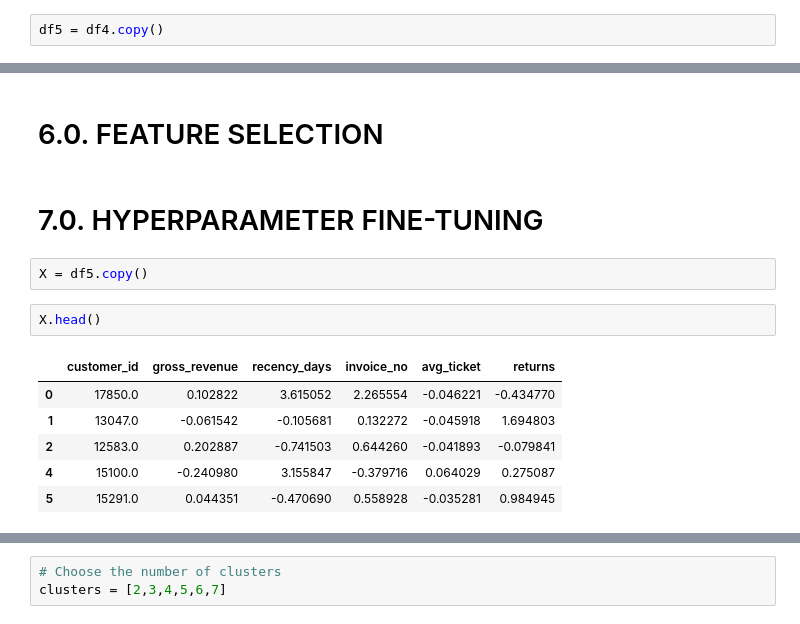
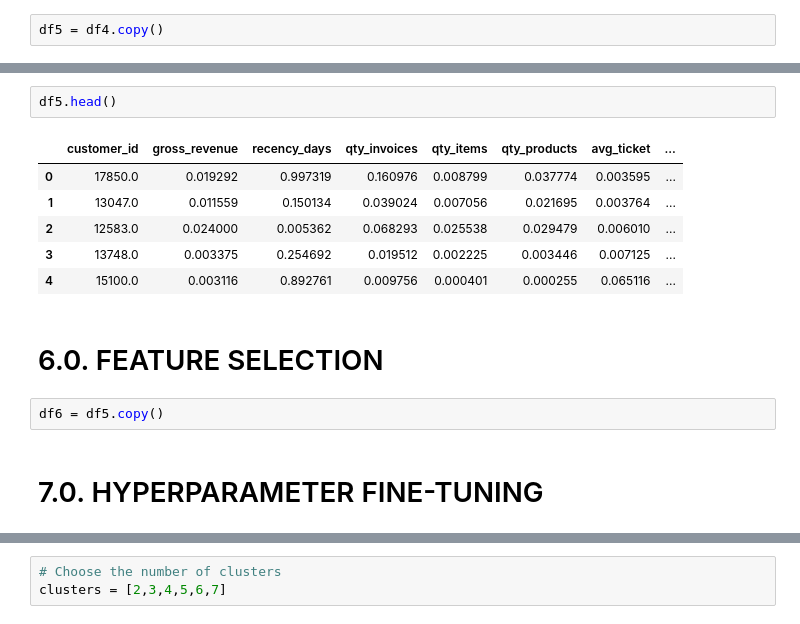
Before and after one commit to ThiagoBorges81/clustering_ml_project, a Jupyter notebook: notebooks/c00_insiders_clustering.ipynb, the cells around one changed output, grey strips where cells are left out. Cells and saved outputs as stored; diff of their text form.

```diff
--- a/notebooks/c00_insiders_clustering.ipynb
+++ b/notebooks/c00_insiders_clustering.ipynb
@@ -1101,16 +1125,16 @@ df5['returns'] = ss.fit_transform(df5[['returns']])
+# %%
+df5.head()
+# %% [output]
+|  | customer_id | gross_revenue | recency_days | qty_invoices | qty_items | qty_products | avg_ticket | ... |
+| 0 | 17850.0 | 0.019292 | 0.997319 | 0.160976 | 0.008799 | 0.037774 | 0.003595 | ... |
+| 1 | 13047.0 | 0.011559 | 0.150134 | 0.039024 | 0.007056 | 0.021695 | 0.003764 | ... |
+| 2 | 12583.0 | 0.024000 | 0.005362 | 0.068293 | 0.025538 | 0.029479 | 0.006010 | ... |
+| 3 | 13748.0 | 0.003375 | 0.254692 | 0.019512 | 0.002225 | 0.003446 | 0.007125 | ... |
+| 4 | 15100.0 | 0.003116 | 0.892761 | 0.009756 | 0.000401 | 0.000255 | 0.065116 | ... |
 # %% [markdown]
 # 6.0. FEATURE SELECTION
+# %%
+df6 = df5.copy()
 # %% [markdown]
 # 7.0. HYPERPARAMETER FINE-TUNING
-# %%
-X = df5.copy()
-# %%
-X.head()
-# %% [output]
-|  | customer_id | gross_revenue | recency_days | invoice_no | avg_ticket | returns |
-| 0 | 17850.0 | 0.102822 | 3.615052 | 2.265554 | -0.046221 | -0.434770 |
-| 1 | 13047.0 | -0.061542 | -0.105681 | 0.132272 | -0.045918 | 1.694803 |
-| 2 | 12583.0 | 0.202887 | -0.741503 | 0.644260 | -0.041893 | -0.079841 |
-| 4 | 15100.0 | -0.240980 | 3.155847 | -0.379716 | 0.064029 | 0.275087 |
-| 5 | 15291.0 | 0.044351 | -0.470690 | 0.558928 | -0.035281 | 0.984945 |
 # %%
```
Also changed, not shown: parts of 18 cells of this notebook.
